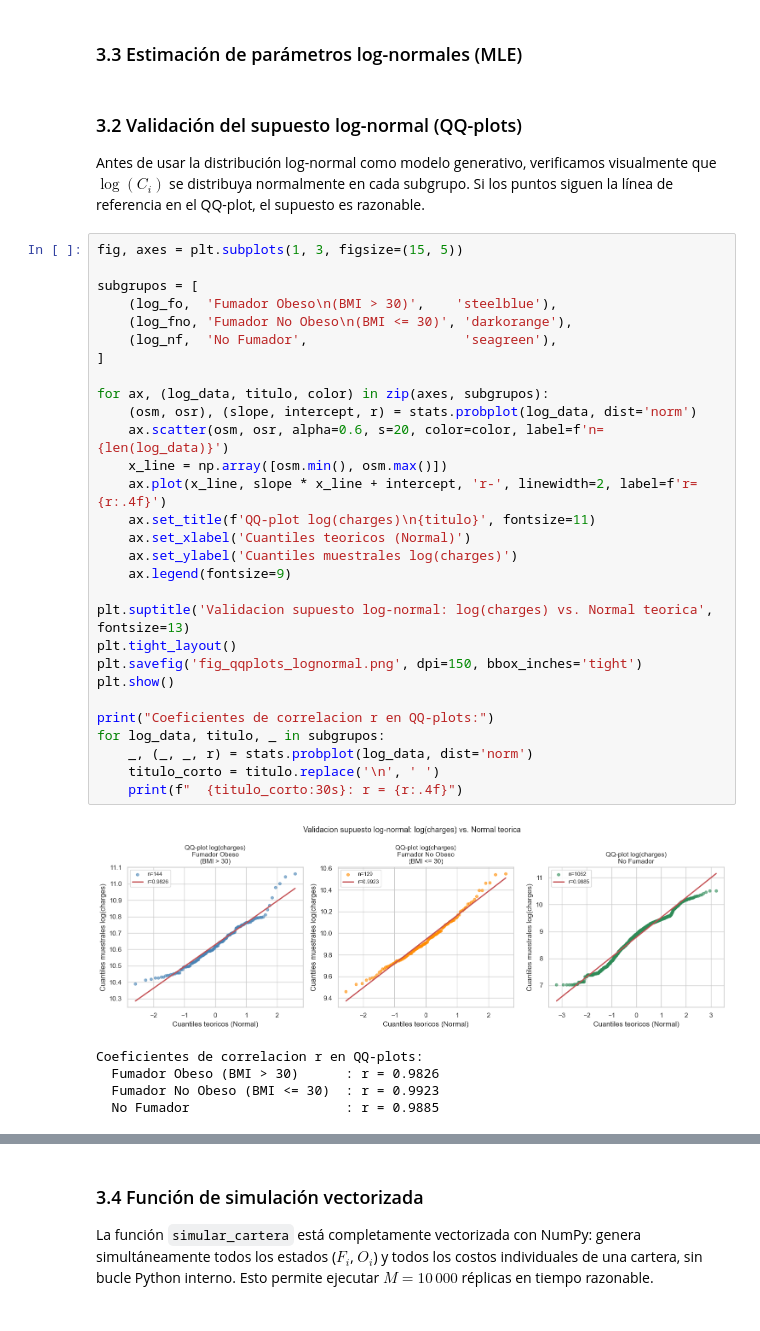
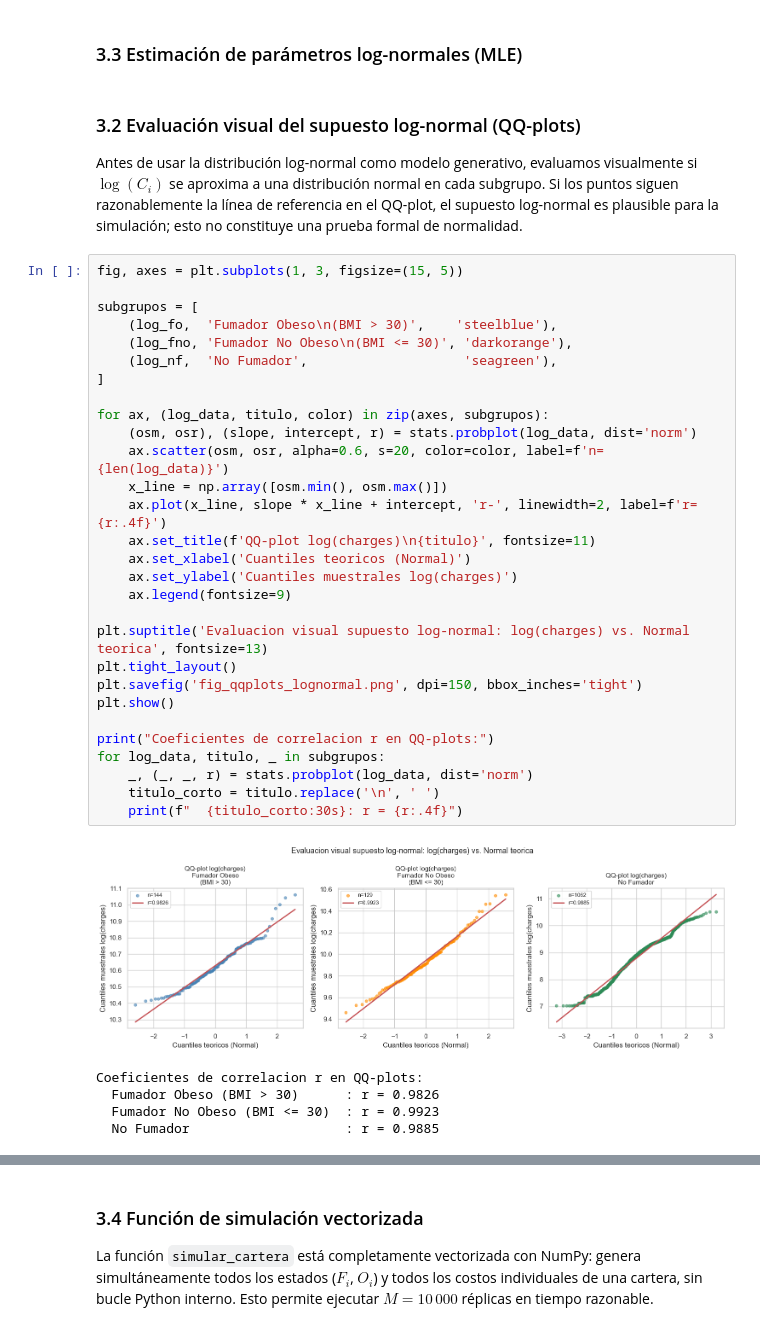
Before and after one commit to EmilioArayaG/Laboratorio_2_Estaca, a Jupyter notebook: lab2_grupo10.ipynb, the cells around one changed output, grey strips where cells are left out. Cells and saved outputs as stored; diff of their text form.

```diff
--- a/lab2_grupo10.ipynb
+++ b/lab2_grupo10.ipynb
@@ -420,40 +420,40 @@ Prevalencias:
 # %% [markdown]
 ### 3.3 Estimación de parámetros log-normales (MLE)
 # %% [markdown]
-### 3.2 Validación del supuesto log-normal (QQ-plots)
+### 3.2 Evaluación visual del supuesto log-normal (QQ-plots)
 
-Antes de usar la distribución log-normal como modelo generativo, verificamos visualmente que $\log(C_i)$ se distribuya normalmente en cada subgrupo. Si los puntos siguen la línea de referencia en el QQ-plot, el supuesto es razonable.
+Antes de usar la distribución log-normal como modelo generativo, evaluamos visualmente si $\log(C_i)$ se aproxima a una distribución normal en cada subgrupo. Si los puntos siguen razonablemente la línea de referencia en el QQ-plot, el supuesto log-normal es plausible para la simulación; esto no constituye una prueba formal de normalidad.
 # %%
 fig, axes = plt.subplots(1, 3, figsize=(15, 5))
 
 subgrupos = [
     (log_fo,  'Fumador Obeso\n(BMI > 30)',    'steelblue'),
     (log_fno, 'Fumador No Obeso\n(BMI <= 30)', 'darkorange'),
     (log_nf,  'No Fumador',                    'seagreen'),
 ]
 
 for ax, (log_data, titulo, color) in zip(axes, subgrupos):
     (osm, osr), (slope, intercept, r) = stats.probplot(log_data, dist='norm')
     ax.scatter(osm, osr, alpha=0.6, s=20, color=color, label=f'n={len(log_data)}')
     x_line = np.array([osm.min(), osm.max()])
     ax.plot(x_line, slope * x_line + intercept, 'r-', linewidth=2, label=f'r={r:.4f}')
     ax.set_title(f'QQ-plot log(charges)\n{titulo}', fontsize=11)
     ax.set_xlabel('Cuantiles teoricos (Normal)')
     ax.set_ylabel('Cuantiles muestrales log(charges)')
     ax.legend(fontsize=9)
 
-plt.suptitle('Validacion supuesto log-normal: log(charges) vs. Normal teorica', fontsize=13)
+plt.suptitle('Evaluacion visual supuesto log-normal: log(charges) vs. Normal teorica', fontsize=13)
 plt.tight_layout()
 plt.savefig('fig_qqplots_lognormal.png', dpi=150, bbox_inches='tight')
 plt.show()
 
 print("Coeficientes de correlacion r en QQ-plots:")
 for log_data, titulo, _ in subgrupos:
     _, (_, _, r) = stats.probplot(log_data, dist='norm')
     titulo_corto = titulo.replace('\n', ' ')
     print(f"  {titulo_corto:30s}: r = {r:.4f}")
 # %% [output]
-[figure, old version]
+[figure, new version]
 Coeficientes de correlacion r en QQ-plots:
   Fumador Obeso (BMI > 30)      : r = 0.9826
   Fumador No Obeso (BMI <= 30)  : r = 0.9923
```
Also changed, not shown: parts of 6 cells of this notebook.
